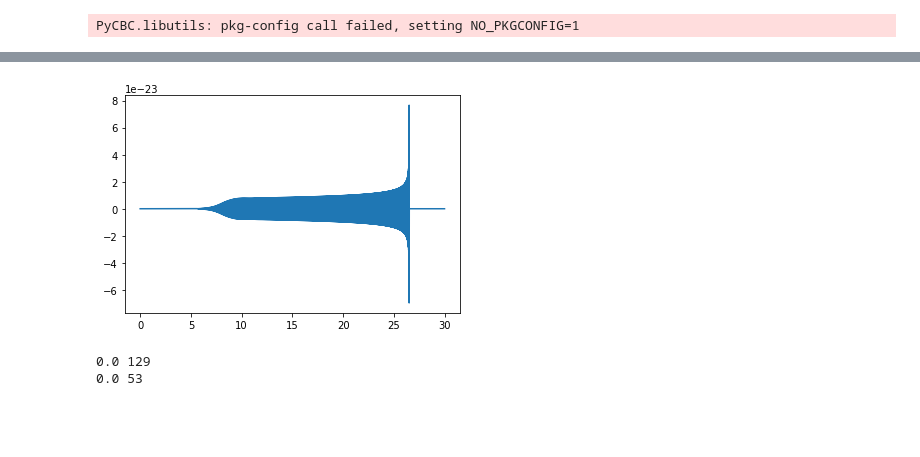
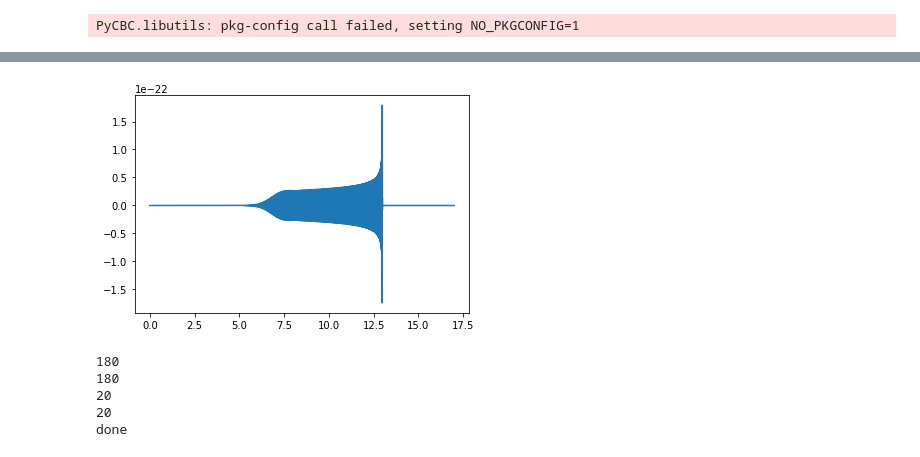
Before and after one commit to bpiotrzkowski/Example-Codes, a Jupyter notebook: gwPaPa-master/gwPapa_Waveform_Classifier.ipynb, the cells around one changed output, grey strips where cells are left out. Saved outputs shown, nothing was run; the diff lists cells and outputs as text; code cells hidden in the pictures; blank space fills up the shorter version.

```diff
--- a/gwPaPa-master/gwPapa_Waveform_Classifier.ipynb
+++ b/gwPaPa-master/gwPapa_Waveform_Classifier.ipynb
@@ -27,0 +26,10 @@ BBH_check_test_path='data2_check'
+# %%
+BNS_test_path='data_BNS'
+BNS_check_path='data_BNS_check'
+BBH_test_path='data_BBH'
+BBH_check_path='data_BBH_check'
+# %%
+injections_BNS = pickle.load(open(BNS_test_path+'/injections-BNS.p', "rb"))
+injections_BBH = pickle.load(open(BBH_test_path+'/injections-BBH.p', "rb"))
+injections_BNS_check = pickle.load(open(BNS_check_path+'/injections-BNS.p', "rb"))
+injections_BBH_check = pickle.load(open(BBH_check_path+'/injections-BBH.p', "rb"))
@@ -28,22 +56,25 @@ BBH_check_test_path='data2_check'
 # %%
 sample_rate=4096
 t=np.arange(0,400,1/sample_rate)
 
 try:
-    d0 =np.array(frame.read_frame('data2/L-L1_STRAIN-1186741835-30.gwf','L1:STRAIN'))
+    d0 =injections_BBH[2][1]
     t0 = np.arange(0,len(d0)/sample_rate,1/sample_rate)
     plt.plot(t0,d0)
     plt.show()
 except:
     pass
 # %% [output]
-[figure, old version]
+[figure, new version]
 # %%
-num_BNS_injections=len(glob.glob('data/*.gwf'))
-num_BBH_injections=len(glob.glob('data2/*.gwf'))
+num_BNS_injections=len(injections_BNS)
+num_BBH_injections=len(injections_BBH)
 
-print(0.0,num_BNS_injections)
-print(0.0,num_BBH_injections)
+print(num_BNS_injections)
+print(num_BBH_injections)
+print(len(injections_BNS_check))
+print(len(injections_BBH_check))
+
 
 BNS_data=[]
 BBH_data=[]
@@ -54,16 +85,14 @@ check_labels=[]
 t0=50
 tl=1
 
-for file in glob.glob(BNS_test_path+'/*.gwf'):
-    ###add np.nonzero here?
-    d = np.array(frame.read_frame(file,'L1:STRAIN'))
+for i in range(len(injections_BNS)):
+    d = np.array(injections_BNS[i][1])
     t = np.arange(0,len(d)/sample_rate,1/sample_rate)
     BNS_data.append(gwpapa.twindow(t,d,t0,tl))
     train_labels.append(1)
 
-for file in glob.glob(BNS_check_path+'/*.gwf'):
-    ###add np.nonzero here?
-    d = np.array(frame.read_frame(file,'L1:STRAIN'))
+for i in range(len(injections_BNS_check)):
+    d = np.array(injections_BNS_check[i][1])
     t = np.arange(0,len(d)/sample_rate,1/sample_rate)
     BNS_check_data.append(gwpapa.twindow(t,d,t0,tl))
     check_labels.append(1)
@@ -71,20 +100,23 @@ for file in glob.glob(BNS_check_path+'/*.gwf'):
 t0=7
 tl=1
 
-for file in glob.glob(BNS_test_path+'/*.gwf'):
-    ###add np.nonzero here?
-    d = np.array(frame.read_frame(file,'L1:STRAIN'))
+for i in range(len(injections_BBH)):
+    d = np.array(injections_BBH[i][1])
     t = np.arange(0,len(d)/sample_rate,1/sample_rate)
     BBH_data.append(gwpapa.twindow(t,d,t0,tl))
     train_labels.append(0)
 
-for file in glob.glob(BNS_check_path+'/*.gwf'):
-    ###add np.nonzero here?
-    d = np.array(frame.read_frame(file,'L1:STRAIN'))
+for i in range(len(injections_BBH_check)):
+    d = np.array(injections_BBH_check[i][1])
     t = np.arange(0,len(d)/sample_rate,1/sample_rate)
     BBH_check_data.append(gwpapa.twindow(t,d,t0,tl))
     check_labels.append(0)
+
+print('done')
 # %% [output]
-0.0 129
-0.0 53
+180
+180
+20
+20
+done
 # %%
```
Also changed, not shown: parts of 17 cells of this notebook, 11 other files.
